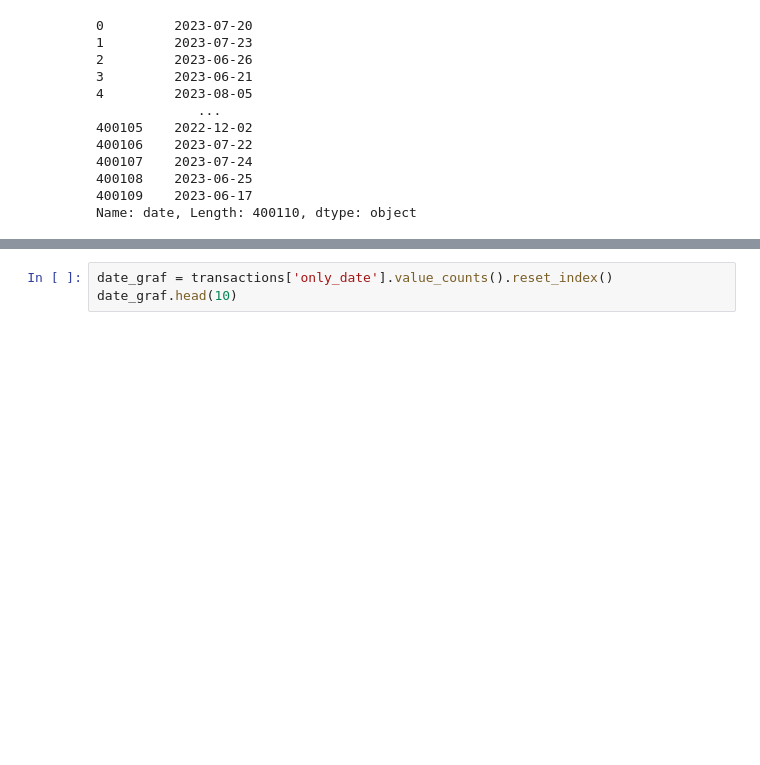
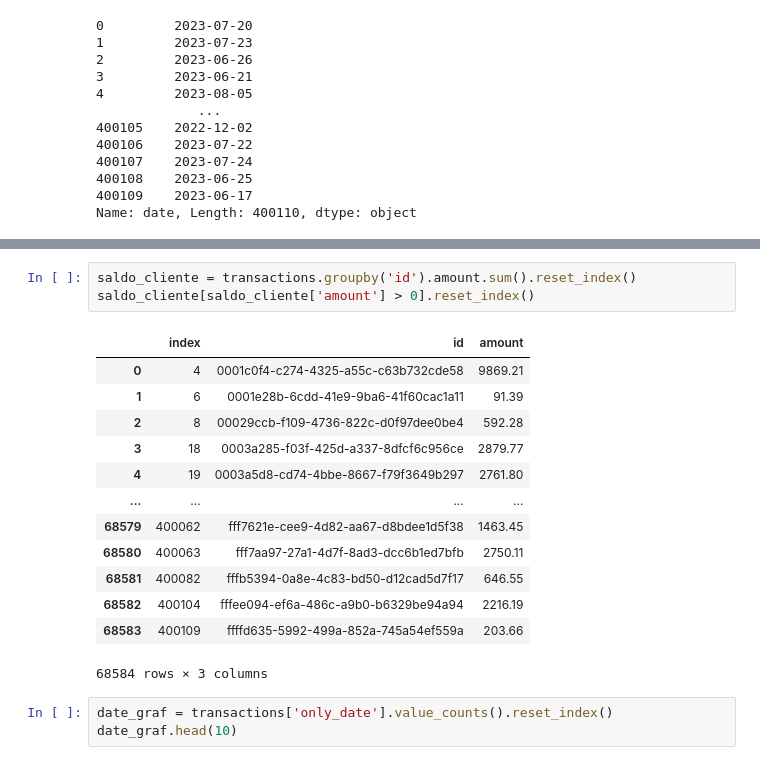
Before and after one commit to smurillo1/financeiro, a Jupyter notebook: exploratory.ipynb, the cells around one changed output, grey strips where cells are left out. Drawn from its saved outputs; the diff is of its cells as text; blank space fills up the shorter version.

```diff
--- a/exploratory.ipynb
+++ b/exploratory.ipynb
@@ -208,3 +208,20 @@ transactions.head()
+# %%
+saldo_cliente = transactions.groupby('id').amount.sum().reset_index()
+saldo_cliente[saldo_cliente['amount'] > 0].reset_index()
+# %% [output]
+|  | index | id | amount |
+| 0 | 4 | 0001c0f4-c274-4325-a55c-c63b732cde58 | 9869.21 |
+| 1 | 6 | 0001e28b-6cdd-41e9-9ba6-41f60cac1a11 | 91.39 |
+| 2 | 8 | 00029ccb-f109-4736-822c-d0f97dee0be4 | 592.28 |
+| 3 | 18 | 0003a285-f03f-425d-a337-8dfcf6c956ce | 2879.77 |
+| 4 | 19 | 0003a5d8-cd74-4bbe-8667-f79f3649b297 | 2761.80 |
+| ... | ... | ... | ... |
+| 68579 | 400062 | fff7621e-cee9-4d82-aa67-d8bdee1d5f38 | 1463.45 |
+| 68580 | 400063 | fff7aa97-27a1-4d7f-8ad3-dcc6b1ed7bfb | 2750.11 |
+| 68581 | 400082 | fffb5394-0a8e-4c83-bd50-d12cad5d7f17 | 646.55 |
+| 68582 | 400104 | fffee094-ef6a-486c-a9b0-b6329be94a94 | 2216.19 |
+| 68583 | 400109 | ffffd635-5992-499a-852a-745a54ef559a | 203.66 |
+68584 rows × 3 columns
 # %%
 date_graf = transactions['only_date'].value_counts().reset_index()
 date_graf.head(10)
```
Also changed, not shown: parts of 19 cells of this notebook.
